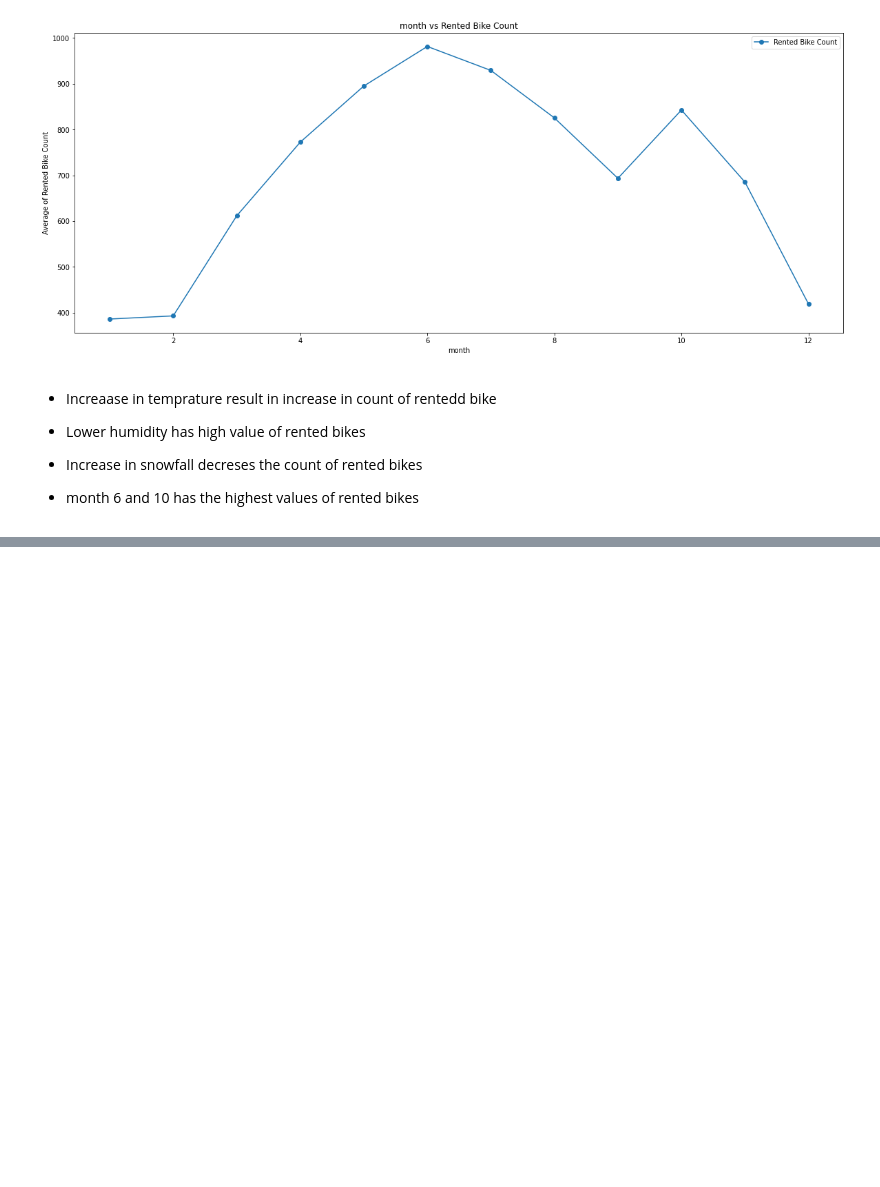
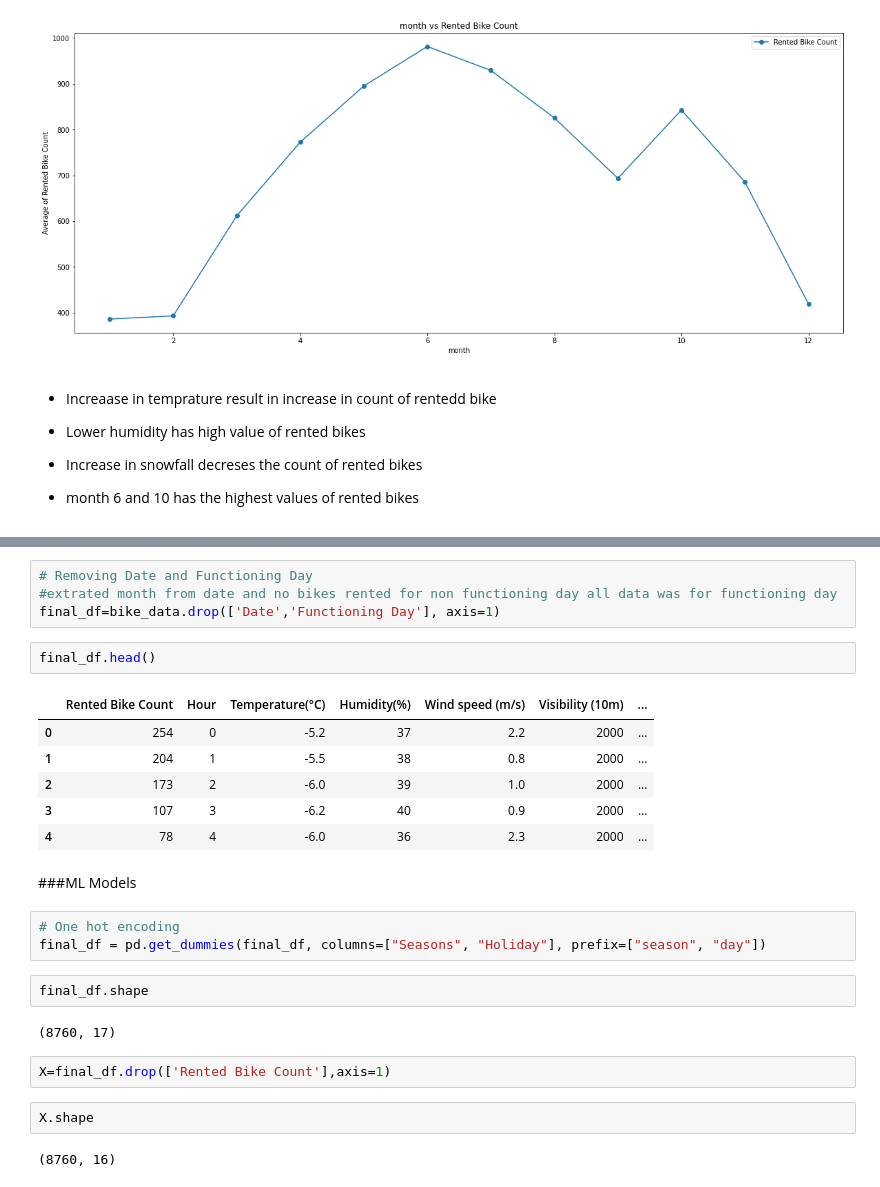
Before and after one commit to MiteshBhanushali/BikeSharingDemandPrediction, a Jupyter notebook: Copy_of_Bike_Sharing_Demand_Prediction_Capstone_Project.ipynb, the cells around one changed output, grey strips where cells are left out. Saved outputs shown, nothing was run; the diff lists cells and outputs as text; blank space fills up the shorter version.

```diff
--- a/Copy_of_Bike_Sharing_Demand_Prediction_Capstone_Project.ipynb
+++ b/Copy_of_Bike_Sharing_Demand_Prediction_Capstone_Project.ipynb
@@ -373,0 +406,28 @@ for i in range(2,len(colname_list_num)):
+# %%
+# Removing Date and Functioning Day
+#extrated month from date and no bikes rented for non functioning day all data was for functioning day
+final_df=bike_data.drop(['Date','Functioning Day'], axis=1)
+# %%
+final_df.head()
+# %% [output]
+|  | Rented Bike Count | Hour | Temperature(°C) | Humidity(%) | Wind speed (m/s) | Visibility (10m) | ... |
+| 0 | 254 | 0 | -5.2 | 37 | 2.2 | 2000 | ... |
+| 1 | 204 | 1 | -5.5 | 38 | 0.8 | 2000 | ... |
+| 2 | 173 | 2 | -6.0 | 39 | 1.0 | 2000 | ... |
+| 3 | 107 | 3 | -6.2 | 40 | 0.9 | 2000 | ... |
+| 4 | 78 | 4 | -6.0 | 36 | 2.3 | 2000 | ... |
+# %% [markdown]
+###ML Models
+# %%
+# One hot encoding
+final_df = pd.get_dummies(final_df, columns=["Seasons", "Holiday"], prefix=["season", "day"])
+# %%
+final_df.shape
+# %% [output]
+(8760, 17)
+# %%
+X=final_df.drop(['Rented Bike Count'],axis=1)
+# %%
+X.shape
+# %% [output]
+(8760, 16)
```
Also changed, not shown: parts of 6 cells of this notebook.
